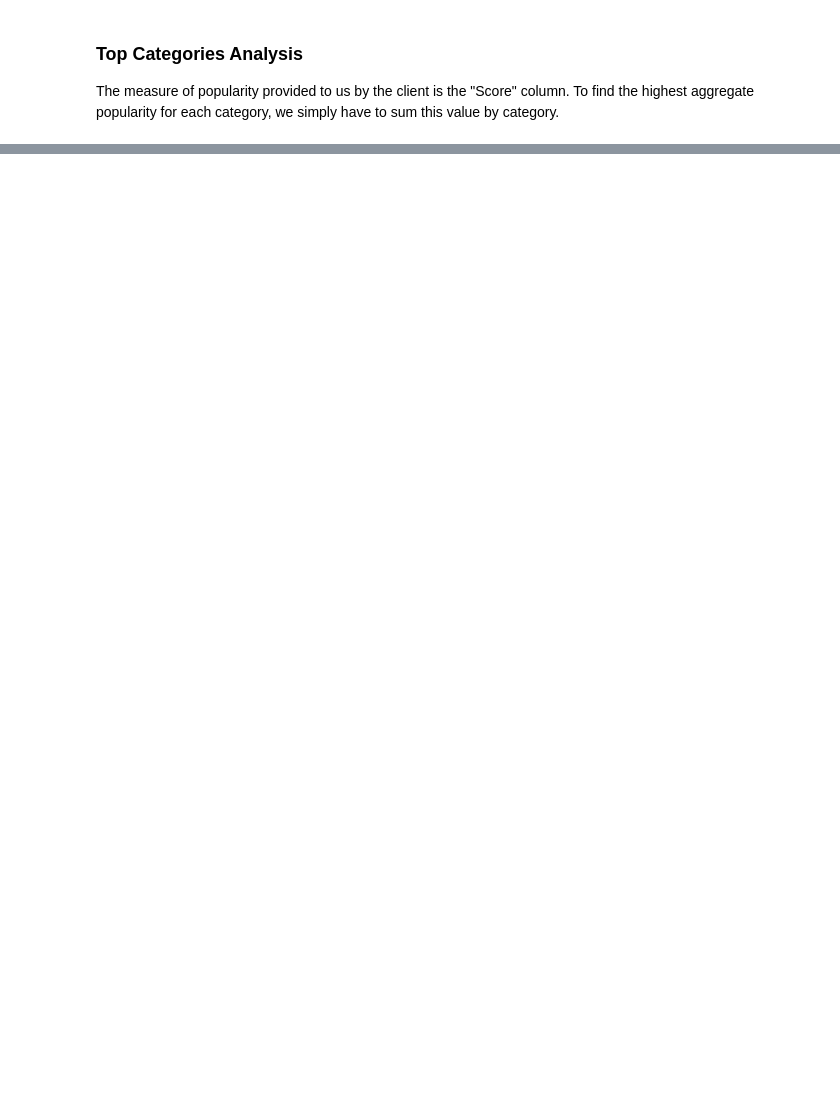
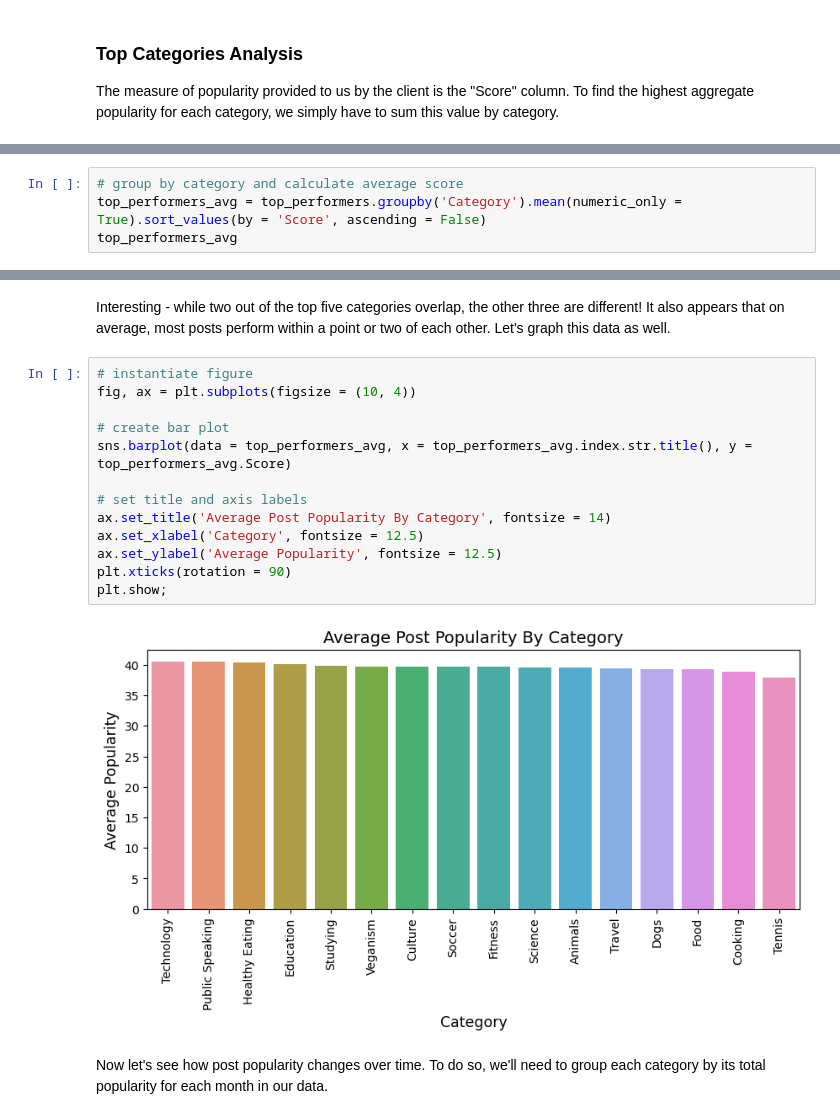
Before and after one commit to emgerber88/accenture_forage_virtual_experience, a Jupyter notebook: SocialBuzz_EDA_Analysis.ipynb, the cells around one changed output, grey strips where cells are left out. Drawn from its saved outputs; the diff is of its cells as text; blank space fills up the shorter version.

```diff
--- a/SocialBuzz_EDA_Analysis.ipynb
+++ b/SocialBuzz_EDA_Analysis.ipynb
@@ -306,0 +326,4 @@ There's our answer - the top five categories by aggregate popularity are **anima
+# %%
+# group by category and calculate average score
+top_performers_avg = top_performers.groupby('Category').mean(numeric_only = True).sort_values(by = 'Score', ascending = False)
+top_performers_avg
@@ -306,0 +349,19 @@ There's our answer - the top five categories by aggregate popularity are **anima
+# %% [markdown]
+Interesting - while two out of the top five categories overlap, the other three are different! It also appears that on average, most posts perform within a point or two of each other. Let's graph this data as well.
+# %%
+# instantiate figure
+fig, ax = plt.subplots(figsize = (10, 4))
+
+# create bar plot
+sns.barplot(data = top_performers_avg, x = top_performers_avg.index.str.title(), y = top_performers_avg.Score)
+
+# set title and axis labels
+ax.set_title('Average Post Popularity By Category', fontsize = 14)
+ax.set_xlabel('Category', fontsize = 12.5)
+ax.set_ylabel('Average Popularity', fontsize = 12.5)
+plt.xticks(rotation = 90)
+plt.show;
+# %% [output]
+[figure, added]
+# %% [markdown]
+Now let's see how post popularity changes over time. To do so, we'll need to group each category by its total popularity for each month in our data.
```
Also changed, not shown: parts of 49 cells of this notebook, 2 other files.
